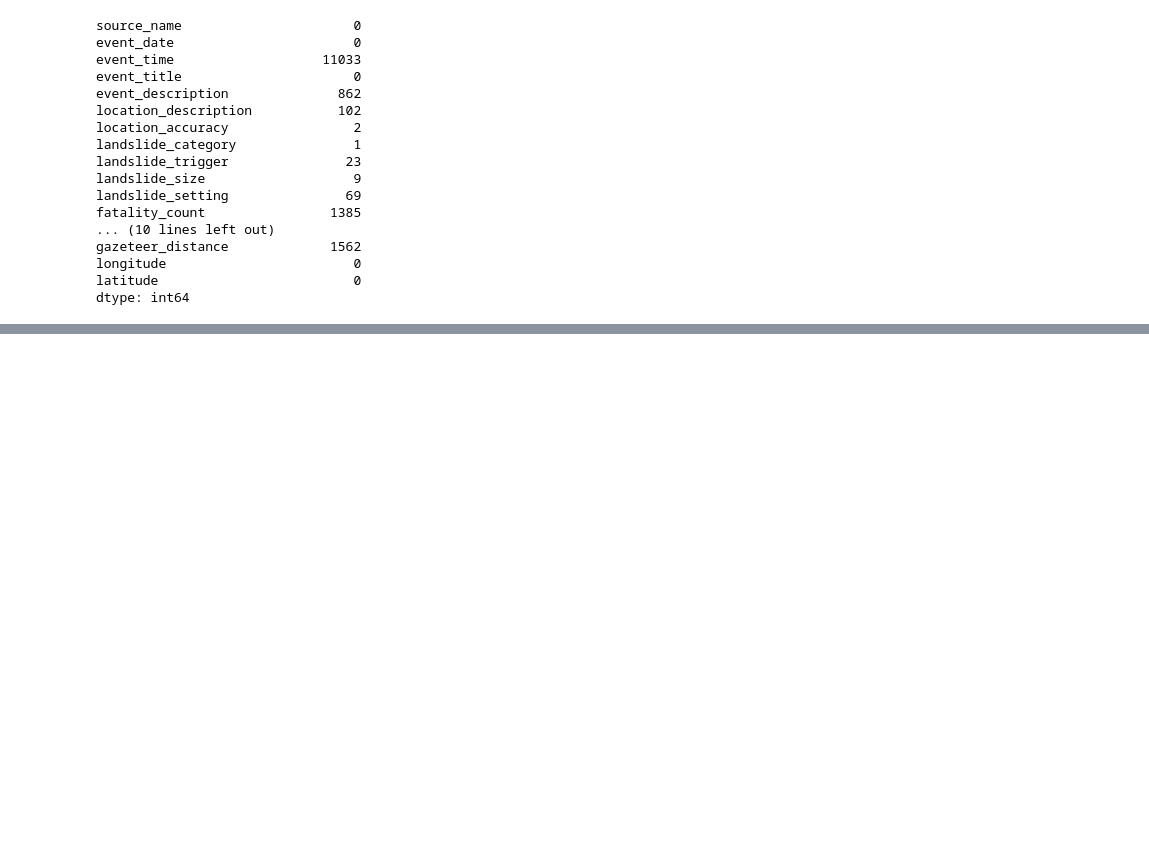
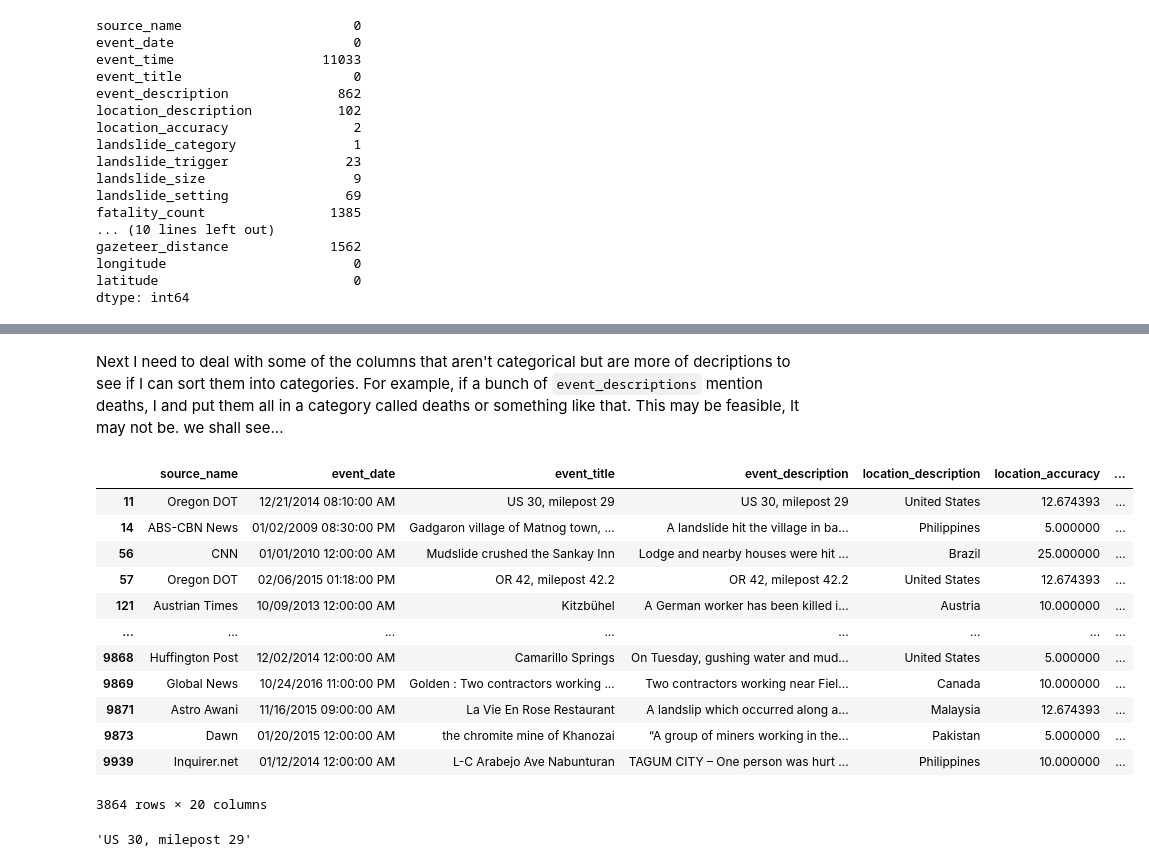
Before and after one commit to rsfellman/ST558FinalProject, a Jupyter notebook: cleaning_and_eda.ipynb, the cells around one changed output, grey strips where cells are left out. Cells and saved outputs as stored; diff of their text form; code cells hidden in the pictures; blank space fills up the shorter version.

Commit message:
some edits and more cleaning

```diff
--- a/cleaning_and_eda.ipynb
+++ b/cleaning_and_eda.ipynb
@@ -75,0 +190,7 @@ Since `event_time`has only missing data, we will
+# %%
+#replace missing setting with level unknown
+landslide_df5['landslide_setting'] = landslide_df5['landslide_setting'].fillna('unknown')
+# %%
+# the remaining missing data seems to overlap a lot. While I could impute the country names/codes from the latitude and longitude I don't know enough about the data to imput the admin_division_names populations, and gazeeter attributes so I will drop all of these columns.
+cols_drop = ['admin_division_name', 'admin_division_population', 'gazeteer_closest_point', 'gazeteer_distance']
+landslide_df6 = landslide_df5.dropna(subset=cols_drop)
@@ -75,0 +218,6 @@ Since `event_time`has only missing data, we will
+# %%
+#impute the 2 missing country codes from their country names
+landslide_df6[landslide_df6['country_code'].isna()]
+landslide_df6[landslide_df6['country_name'] == 'Namibia']
+#since there are only 2 namibia entries with no country code I will replace the na with NAM
+landslide_df6['country_code'] = landslide_df6['country_code'].fillna('NAM')
@@ -75,0 +238,6 @@ Since `event_time`has only missing data, we will
+# %%
+# get dataframe for predicting with no missing values for injury or fatality
+
+cols_drop = ['fatality_count', 'injury_count']
+
+landslide_clean = landslide_df6.dropna(subset=cols_drop)
@@ -75,0 +264,2 @@ Since `event_time`has only missing data, we will
+# %% [markdown]
+Next I need to deal with some of the columns that aren't categorical but are more of decriptions to see if I  can sort them into categories. For example, if a bunch of `event_descriptions` mention deaths, I and put them all in a category called deaths or something like that. This may be feasible, It may not be. we shall see...
@@ -75,0 +270,20 @@ Since `event_time`has only missing data, we will
+# %%
+landslide_clean
+# %% [output]
+|  | source_name | event_date | event_title | event_description | location_description | location_accuracy | ... |
+| 11 | Oregon DOT | 12/21/2014 08:10:00 AM | US 30, milepost 29 | US 30, milepost 29 | United States | 12.674393 | ... |
+| 14 | ABS-CBN News | 01/02/2009 08:30:00 PM | Gadgaron village of Matnog town, ... | A landslide hit the village in ba... | Philippines | 5.000000 | ... |
+| 56 | CNN | 01/01/2010 12:00:00 AM | Mudslide crushed the Sankay Inn | Lodge and nearby houses were hit ... | Brazil | 25.000000 | ... |
+| 57 | Oregon DOT | 02/06/2015 01:18:00 PM | OR 42, milepost 42.2 | OR 42, milepost 42.2 | United States | 12.674393 | ... |
+| 121 | Austrian Times | 10/09/2013 12:00:00 AM | Kitzbühel | A German worker has been killed i... | Austria | 10.000000 | ... |
+| ... | ... | ... | ... | ... | ... | ... | ... |
+| 9868 | Huffington Post | 12/02/2014 12:00:00 AM | Camarillo Springs | On Tuesday, gushing water and mud... | United States | 5.000000 | ... |
+| 9869 | Global News | 10/24/2016 11:00:00 PM | Golden : Two contractors working ... | Two contractors working near Fiel... | Canada | 10.000000 | ... |
+| 9871 | Astro Awani | 11/16/2015 09:00:00 AM | La Vie En Rose Restaurant | A landslip which occurred along a... | Malaysia | 12.674393 | ... |
+| 9873 | Dawn | 01/20/2015 12:00:00 AM | the chromite mine of Khanozai | “A group of miners working in the... | Pakistan | 5.000000 | ... |
+| 9939 | Inquirer.net | 01/12/2014 12:00:00 AM | L-C Arabejo Ave Nabunturan | TAGUM CITY – One person was hurt ... | Philippines | 10.000000 | ... |
+3864 rows × 20 columns
+# %%
+landslide_clean.event_description[11]
+# %% [output]
+'US 30, milepost 29'
```
Also changed, not shown: parts of 17 cells of this notebook, 1 other file.
